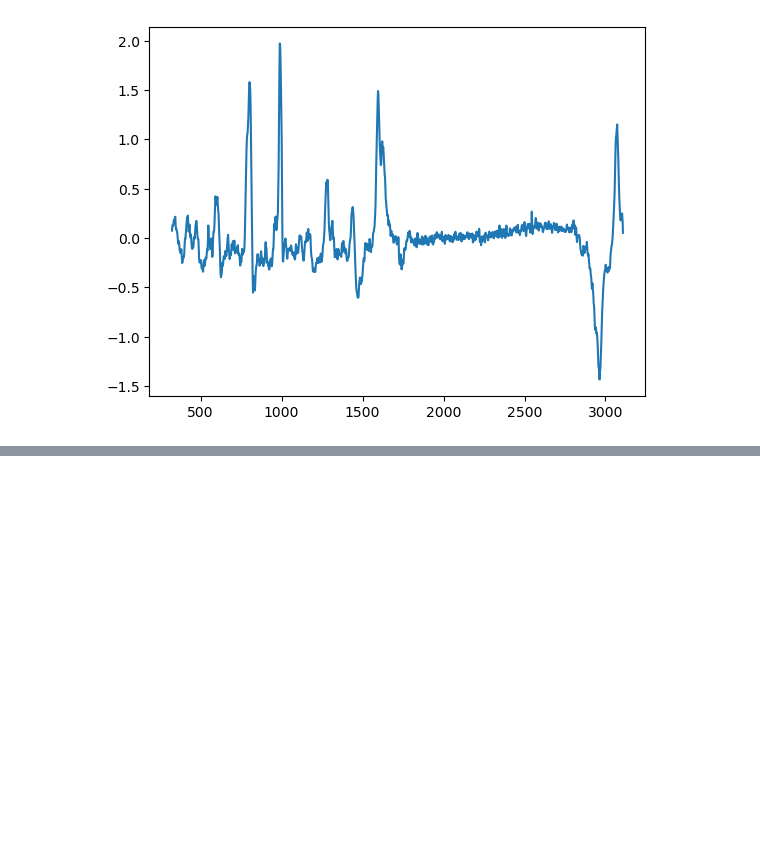
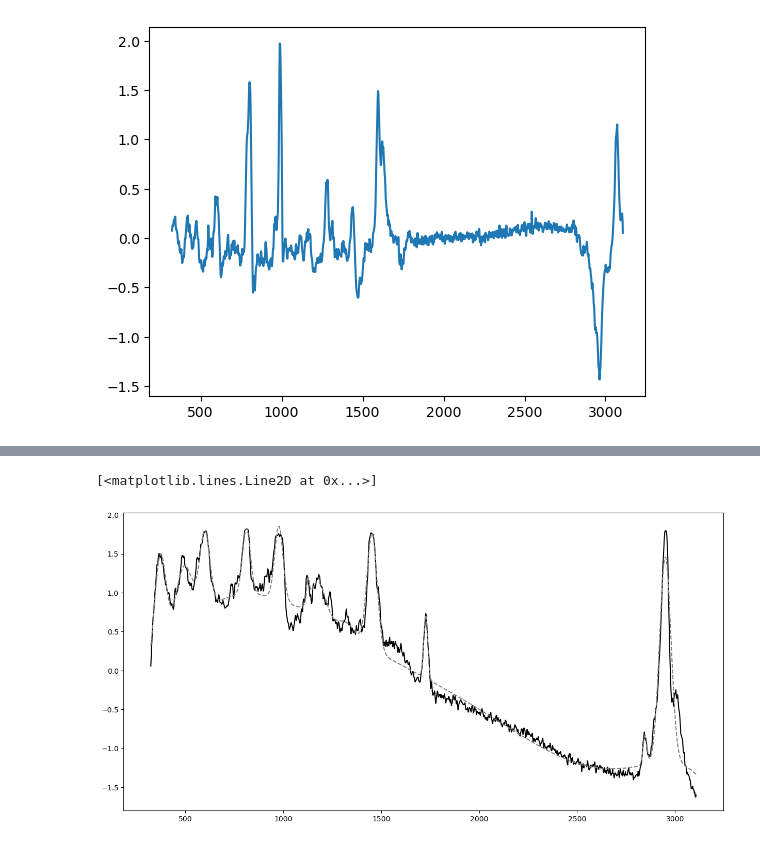
Before and after one commit to NoaVidovic/raman-processing, a Jupyter notebook: analysis.ipynb, the cells around one changed output, grey strips where cells are left out. Saved outputs shown, nothing was run; the diff lists cells and outputs as text; code cells hidden in the pictures; blank space fills up the shorter version.

```diff
--- a/analysis.ipynb
+++ b/analysis.ipynb
@@ -194,0 +214,28 @@ plt.plot(pmma_wvn, benzo_spec_normalized - pmma_smoothed_normalized)
+# %%
+def fit_func(x, poly_coeff, peak_amps, peak_widths, peak_means):
+    ret = np.poly1d(poly_coeff)(x)
+    for a, s, m in zip(peak_amps, peak_widths, peak_means):
+        ret += a * np.exp(-(x-m)**2 / 2 / s**2)
+
+    return ret
+
+
+def fit_wrap(n_poly, peak_means):
+    def f(x, *args):
+        return fit(x, n_poly, peak_means, *args)
+
+    return f
+
+
+def params0(n_peaks, n_poly):
+    return [0.1]*n_poly + [1]*(2*n_peaks)
+
+
+def fit(x, n_poly, peak_means, *args):
+    N = len(peak_means)
+    M = n_poly
+    return fit_func(x, args[:M], args[M:N+M], args[N+M:2*N+M], peak_means)
+
+
+def bckg(x, n_poly, *args):
+    return np.poly1d(args[:n_poly])(x)
@@ -194,0 +244,6 @@ plt.plot(pmma_wvn, benzo_spec_normalized - pmma_smoothed_normalized)
+# %%
+pmma_peak_wvns = [ pmma_wvn[x] for x in pmma_peaks ]
+N_poly = 8
+fit_fun_pmma = fit_wrap(N_poly, pmma_peak_wvns)
+
+par_8, cov_8 = curve_fit(fit_fun_pmma, pmma_wvn, pmma_spec_normalized, p0=params0(len(pmma_peak_wvns), N_poly))
@@ -194,0 +278,7 @@ plt.plot(pmma_wvn, benzo_spec_normalized - pmma_smoothed_normalized)
+# %%
+plt.figure(figsize=(15, 7.5))
+plt.plot(pmma_wvn, pmma_spec_normalized, c='black')
+plt.plot(pmma_wvn, fit_fun_pmma(pmma_wvn, *par_8), c='gray', ls='--')
+# %% [output]
+[<matplotlib.lines.Line2D at 0x...>]
+[figure, added]
```
Also changed, not shown: parts of 22 cells of this notebook.
